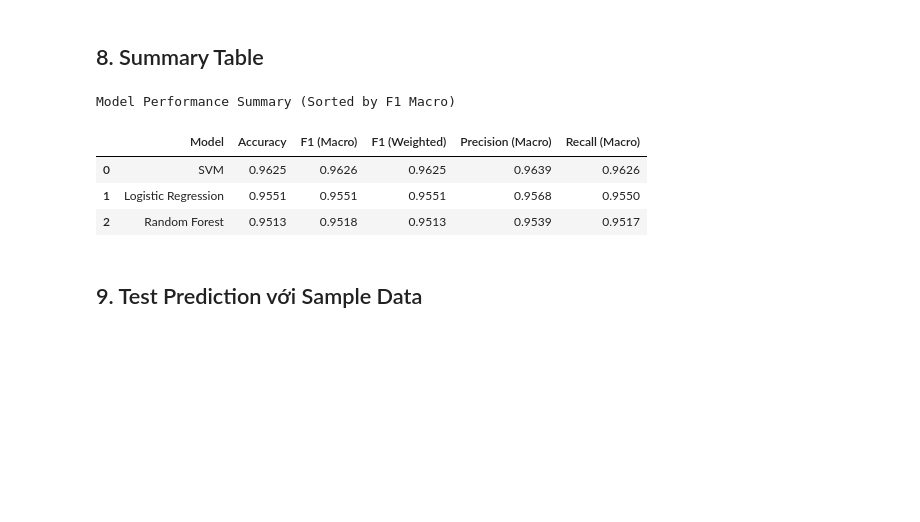
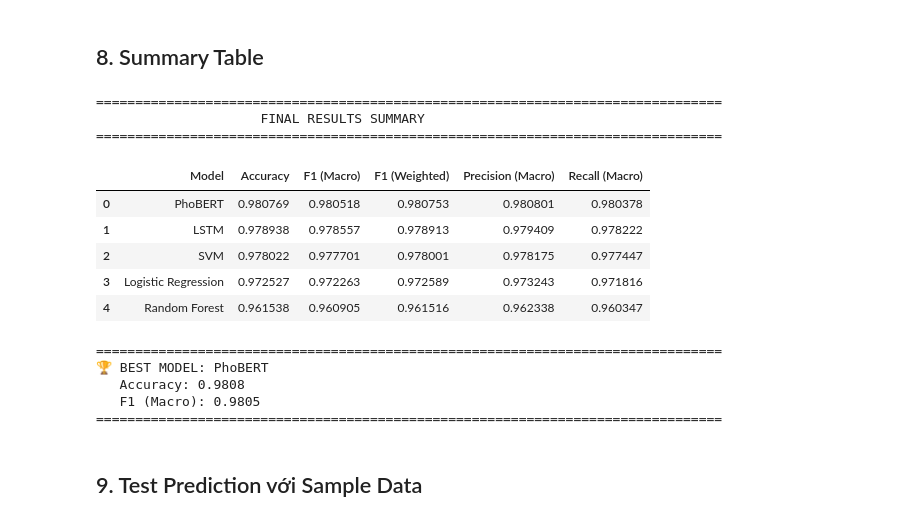
Before and after one commit to Leonn2285/NLP-final-project, a Jupyter notebook: notebooks/model_training.ipynb, the cells around one changed output. Cells and saved outputs as stored; diff of their text form; code cells hidden in the pictures; blank space fills up the shorter version.

```diff
--- a/notebooks/model_training.ipynb
+++ b/notebooks/model_training.ipynb
@@ -435,28 +488,35 @@ All visualizations saved to /Users/leonnn/Downloads/NLP/visualizations
 # %% [markdown]
 ## 8. Summary Table
-# %%
-# Display summary table with styling
-summary_df = create_results_summary(all_results, class_names)
-
-# Style the dataframe
-styled_df = summary_df.style.background_gradient(
-    subset=['Accuracy', 'F1 (Macro)', 'F1 (Weighted)', 'Precision (Macro)', 'Recall (Macro)'],
-    cmap='YlGnBu'
-).format({
-    'Accuracy': '{:.4f}',
-    'F1 (Macro)': '{:.4f}',
-    'F1 (Weighted)': '{:.4f}',
-    'Precision (Macro)': '{:.4f}',
-    'Recall (Macro)': '{:.4f}'
-}).set_caption("Model Performance Summary (Sorted by F1 Macro)")
-
-styled_df
-# %% [output]
-Model Performance Summary (Sorted by F1 Macro)
-|  | Model | Accuracy | F1 (Macro) | F1 (Weighted) | Precision (Macro) | Recall (Macro) |
-| 0 | SVM | 0.9625 | 0.9626 | 0.9625 | 0.9639 | 0.9626 |
-| 1 | Logistic Regression | 0.9551 | 0.9551 | 0.9551 | 0.9568 | 0.9550 |
-| 2 | Random Forest | 0.9513 | 0.9518 | 0.9513 | 0.9539 | 0.9517 |
+# %%
+# Summary table with styling
+summary_df = create_results_summary(all_results, class_names)
+
+print("\n" + "="*80)
+print("                     FINAL RESULTS SUMMARY")
+print("="*80 + "\n")
+
+display(summary_df)
+
+print("\n" + "="*80)
+print(f"🏆 BEST MODEL: {summary_df.iloc[0]['Model']}")
+print(f"   Accuracy: {summary_df.iloc[0]['Accuracy']:.4f}")
+print(f"   F1 (Macro): {summary_df.iloc[0]['F1 (Macro)']:.4f}")
+print("="*80)
+# %% [output]
+================================================================================
+                     FINAL RESULTS SUMMARY
+================================================================================
+|  | Model | Accuracy | F1 (Macro) | F1 (Weighted) | Precision (Macro) | Recall (Macro) |
+| 0 | PhoBERT | 0.980769 | 0.980518 | 0.980753 | 0.980801 | 0.980378 |
+| 1 | LSTM | 0.978938 | 0.978557 | 0.978913 | 0.979409 | 0.978222 |
+| 2 | SVM | 0.978022 | 0.977701 | 0.978001 | 0.978175 | 0.977447 |
+| 3 | Logistic Regression | 0.972527 | 0.972263 | 0.972589 | 0.973243 | 0.971816 |
+| 4 | Random Forest | 0.961538 | 0.960905 | 0.961516 | 0.962338 | 0.960347 |
+================================================================================
+🏆 BEST MODEL: PhoBERT
+   Accuracy: 0.9808
+   F1 (Macro): 0.9805
+================================================================================
 # %% [markdown]
 ## 9. Test Prediction với Sample Data
 # %%
```
Also changed, not shown: parts of 21 cells of this notebook, 2 other files.
